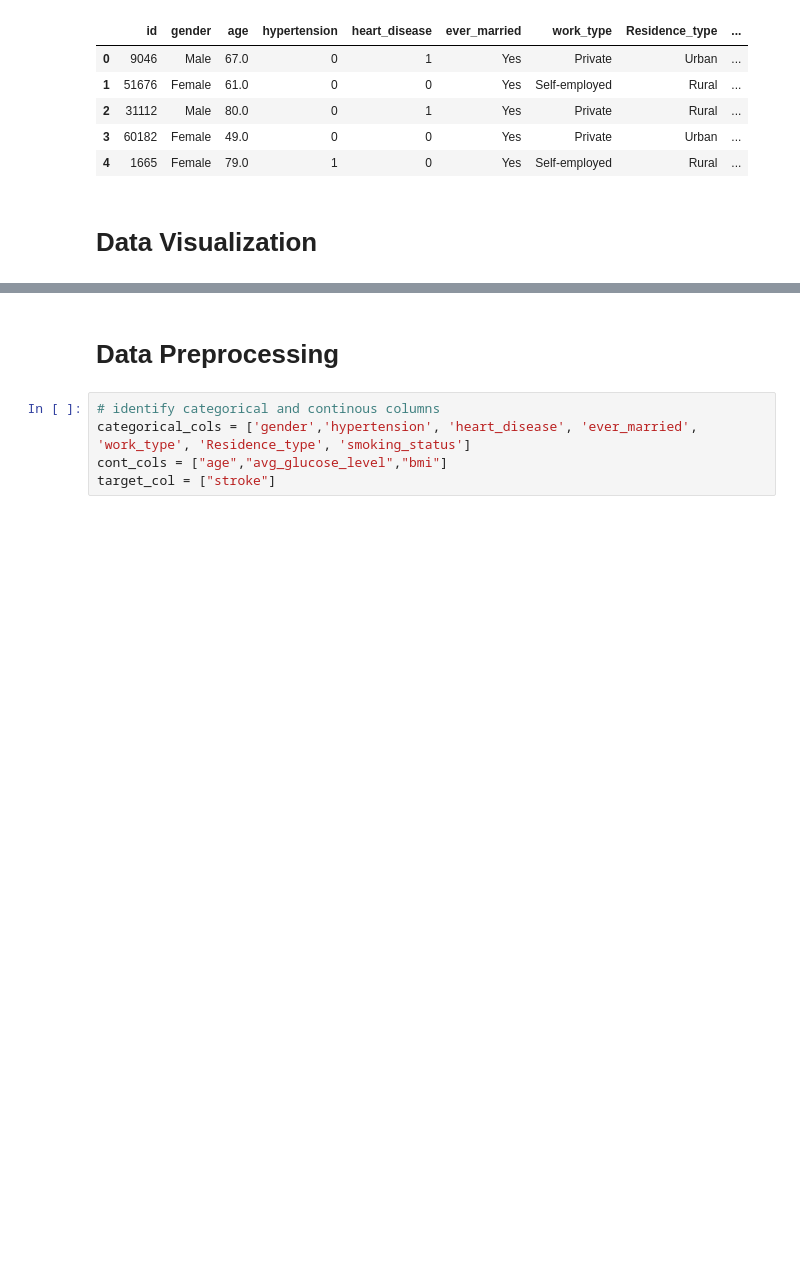
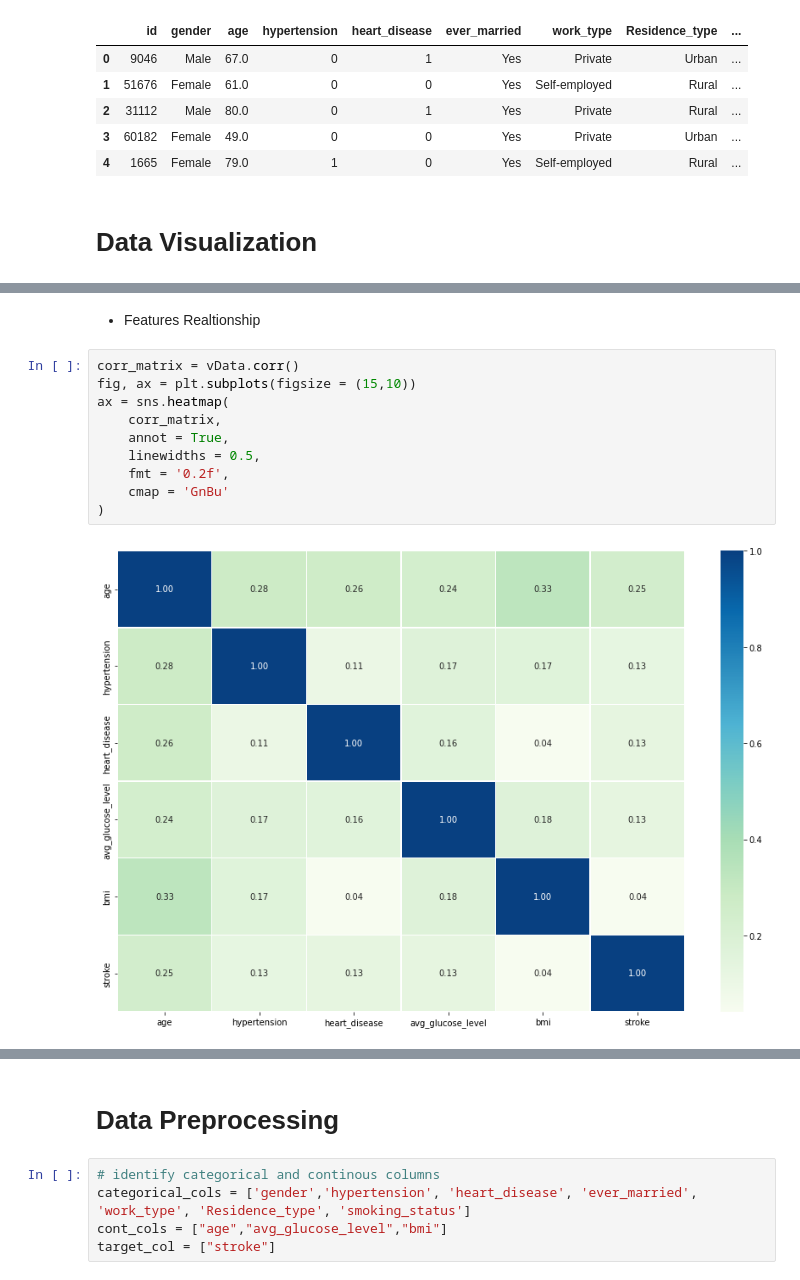
Before and after one commit to Yomna-Sabah/Machine-Learning, a Jupyter notebook: Stroke Prediction/StrokePrediction.ipynb, the cells around one changed output, grey strips where cells are left out. Saved outputs shown, nothing was run; the diff lists cells and outputs as text; blank space fills up the shorter version.

```diff
--- a/Stroke Prediction/StrokePrediction.ipynb
+++ b/Stroke Prediction/StrokePrediction.ipynb
@@ -38,0 +142,14 @@ data.head()
+# %% [markdown]
+* Features Realtionship
+# %%
+corr_matrix = vData.corr()
+fig, ax = plt.subplots(figsize = (15,10))
+ax = sns.heatmap(
+    corr_matrix,
+    annot = True,
+    linewidths = 0.5,
+    fmt = '0.2f',
+    cmap = 'GnBu'
+)
+# %% [output]
+[figure, added]
```
Also changed, not shown: parts of 23 cells of this notebook.
